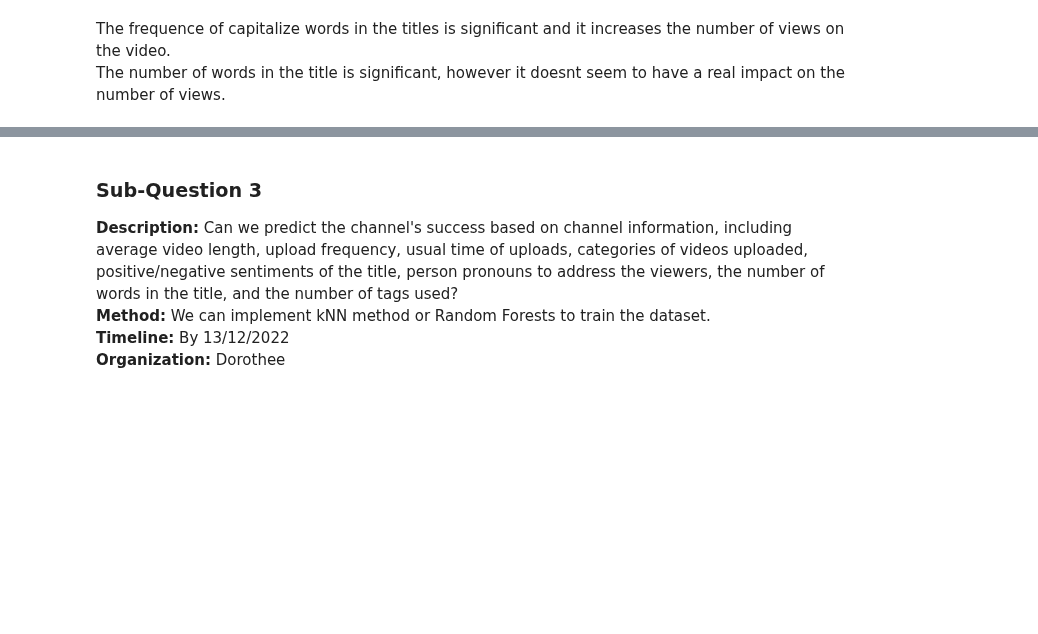
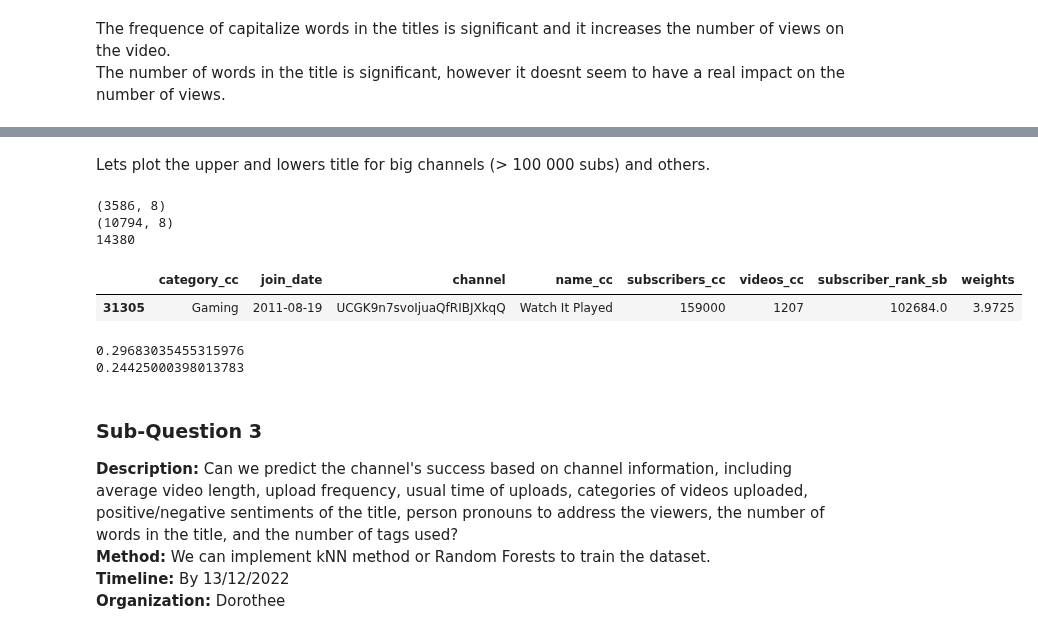
Before and after one commit to epfl-ada/ada-2022-project-adaptation, a Jupyter notebook: MS3_Analysis.ipynb, the cells around one changed output, grey strips where cells are left out. Saved outputs shown, nothing was run; the diff lists cells and outputs as text; code cells hidden in the pictures; blank space fills up the shorter version.

Commit message:
capitalize words done

```diff
--- a/MS3_Analysis.ipynb
+++ b/MS3_Analysis.ipynb
@@ -198,4 +181,5 @@ title_metadatas = title_metadatas[
 ]
 # %%
 # Save title_metadatas in feather
+title_metadatas.reset_index(inplace=True)
 title_metadatas.to_feather("./data/yt_metadata_title_filtered.feather")
@@ -781,0 +605,16 @@ The number of words in the title is significant, however it doesnt seem to have
+# %% [markdown]
+Lets plot the upper and lowers title for big channels (> 100 000 subs) and others.
+# %%
+big_channels = df_channels[df_channels.subscribers_cc > 100_000]
+little_channels = df_channels[df_channels.subscribers_cc <= 100_000]
+
+print(big_channels.shape)
+print(little_channels.shape)
+print(len(metadatas.groupby("channel_id").count()))
+big_channels.sample()
+# %% [output]
+(3586, 8)
+(10794, 8)
+14380
+|  | category_cc | join_date | channel | name_cc | subscribers_cc | videos_cc | subscriber_rank_sb | weights |
+| 31305 | Gaming | 2011-08-19 | UCGK9n7svoIjuaQfRIBJXkqQ | Watch It Played | 159000 | 1207 | 102684.0 | 3.9725 |
@@ -782,3 +624,9 @@ The number of words in the title is significant, however it doesnt seem to have
+# %%
+print(big_videos_meta.freq_capitalize_words.mean())
+print(little_videos_meta.freq_capitalize_words.mean())
+# %% [output]
+0.29683035455315976
+0.24425000398013783
 # %% [markdown]
 ### Sub-Question 3
 
```
Also changed, not shown: parts of 50 cells of this notebook.
